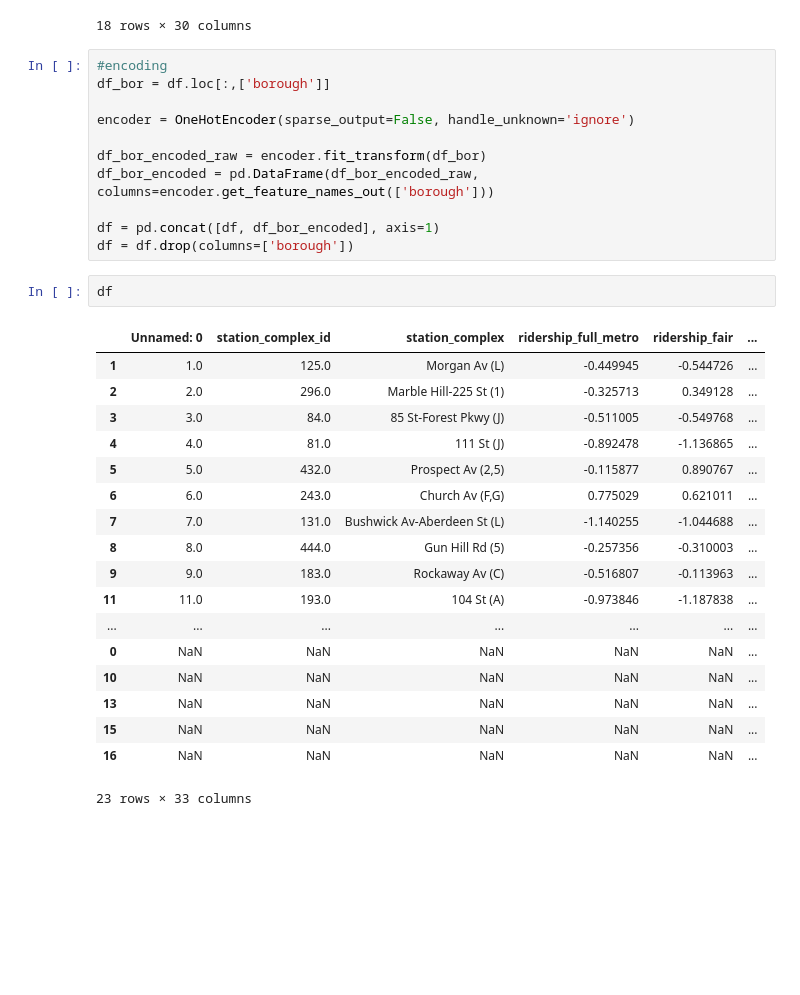
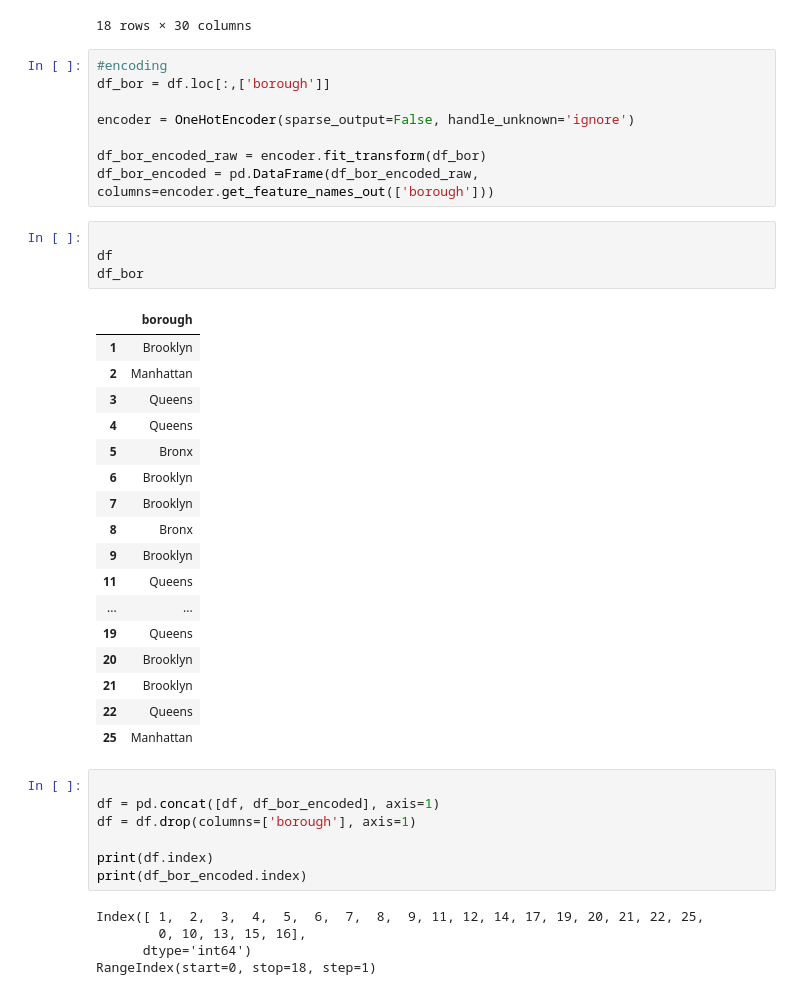
Before and after one commit to rileydrcelik/trainDataRe, a Jupyter notebook: making_datapoints/normalization.ipynb, the cells around one changed output. Saved outputs shown, nothing was run; the diff lists cells and outputs as text; blank space fills up the shorter version.

```diff
--- a/making_datapoints/normalization.ipynb
+++ b/making_datapoints/normalization.ipynb
@@ -79,27 +97,37 @@ encoder = OneHotEncoder(sparse_output=False, handle_unknown='ignore')
 
 df_bor_encoded_raw = encoder.fit_transform(df_bor)
 df_bor_encoded = pd.DataFrame(df_bor_encoded_raw, columns=encoder.get_feature_names_out(['borough']))
-
-df = pd.concat([df, df_bor_encoded], axis=1)
-df = df.drop(columns=['borough'])
-# %%
-df
-# %% [output]
-|  | Unnamed: 0 | station_complex_id | station_complex | ridership_full_metro | ridership_fair | ... |
-| 1 | 1.0 | 125.0 | Morgan Av (L) | -0.449945 | -0.544726 | ... |
-| 2 | 2.0 | 296.0 | Marble Hill-225 St (1) | -0.325713 | 0.349128 | ... |
-| 3 | 3.0 | 84.0 | 85 St-Forest Pkwy (J) | -0.511005 | -0.549768 | ... |
-| 4 | 4.0 | 81.0 | 111 St (J) | -0.892478 | -1.136865 | ... |
-| 5 | 5.0 | 432.0 | Prospect Av (2,5) | -0.115877 | 0.890767 | ... |
-| 6 | 6.0 | 243.0 | Church Av (F,G) | 0.775029 | 0.621011 | ... |
-| 7 | 7.0 | 131.0 | Bushwick Av-Aberdeen St (L) | -1.140255 | -1.044688 | ... |
-| 8 | 8.0 | 444.0 | Gun Hill Rd (5) | -0.257356 | -0.310003 | ... |
-| 9 | 9.0 | 183.0 | Rockaway Av (C) | -0.516807 | -0.113963 | ... |
-| 11 | 11.0 | 193.0 | 104 St (A) | -0.973846 | -1.187838 | ... |
-| ... | ... | ... | ... | ... | ... | ... |
-| 0 | NaN | NaN | NaN | NaN | NaN | ... |
-| 10 | NaN | NaN | NaN | NaN | NaN | ... |
-| 13 | NaN | NaN | NaN | NaN | NaN | ... |
-| 15 | NaN | NaN | NaN | NaN | NaN | ... |
-| 16 | NaN | NaN | NaN | NaN | NaN | ... |
-23 rows × 33 columns
+# %%
+
+df
+df_bor
+# %% [output]
+|  | borough |
+| 1 | Brooklyn |
+| 2 | Manhattan |
+| 3 | Queens |
+| 4 | Queens |
+| 5 | Bronx |
+| 6 | Brooklyn |
+| 7 | Brooklyn |
+| 8 | Bronx |
+| 9 | Brooklyn |
+| 11 | Queens |
+| ... | ... |
+| 19 | Queens |
+| 20 | Brooklyn |
+| 21 | Brooklyn |
+| 22 | Queens |
+| 25 | Manhattan |
+# %%
+
+df = pd.concat([df, df_bor_encoded], axis=1)
+df = df.drop(columns=['borough'], axis=1)
+
+print(df.index)
+print(df_bor_encoded.index)
+# %% [output]
+Index([ 1,  2,  3,  4,  5,  6,  7,  8,  9, 11, 12, 14, 17, 19, 20, 21, 22, 25,
+        0, 10, 13, 15, 16],
+      dtype='int64')
+RangeIndex(start=0, stop=18, step=1)
```
Also changed, not shown: parts of 3 cells of this notebook, 1 other file.
